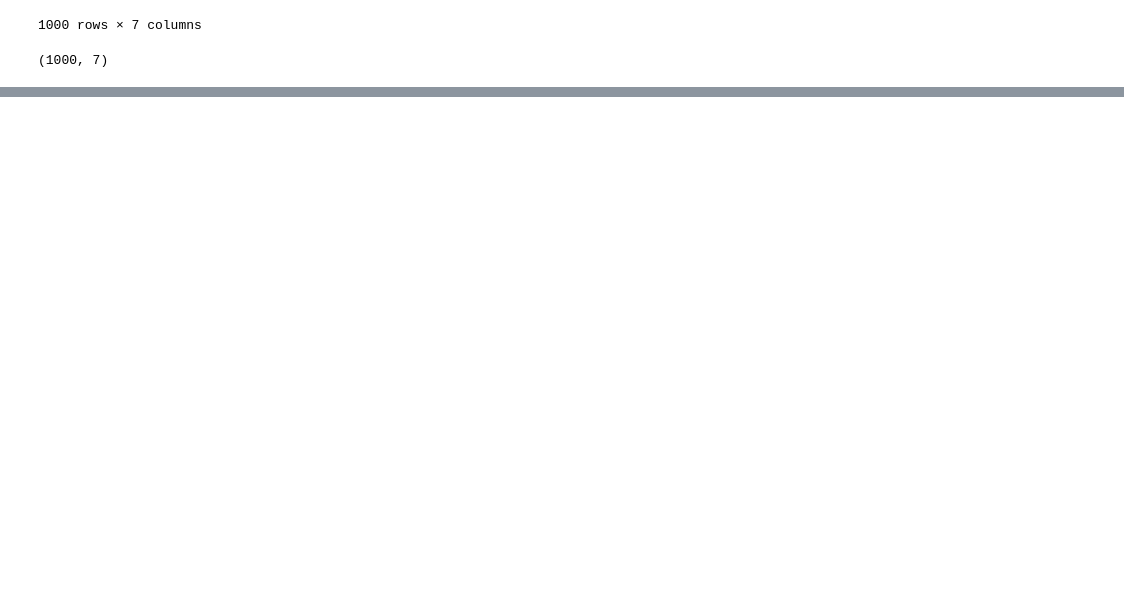
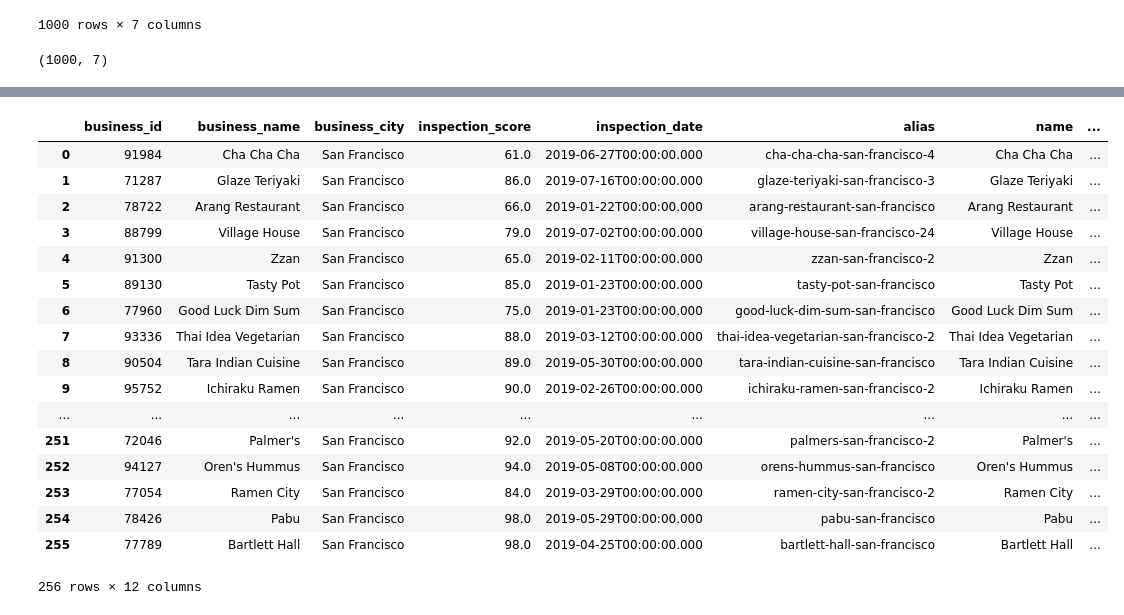
Before and after one commit to gfullsack/SF-Restaurant-Yelp-and-Health-Score, a Jupyter notebook: Database.ipynb, the cells around one changed output, grey strips where cells are left out. Cells and saved outputs as stored; diff of their text form; code cells hidden in the pictures; blank space fills up the shorter version.

```diff
--- a/Database.ipynb
+++ b/Database.ipynb
@@ -119,4 +119,4 @@ Yelp_SF_Restaurant_data_df.shape
 # %% [output]
 (1000, 7)
 # %%
-Yelp_SF_Restaurant_data_df.drop_duplicates(subset= 'name', keep='first', inplace=False)
+Yelp_SF_Restaurant_data_df.drop_duplicates(subset= 'name', keep='first', inplace= True)
@@ -176,2 +162,23 @@ Yelp_data[['alias', 'name', 'categories', 'coordinates', 'price', 'rating', 'rev
 # %%
-merged_inner = pd.merge(left=Health_data,right=Yelp_data, left_on='business_name', right_on='name')
+merged_inner_df = pd.merge(left=Health_data,right=Yelp_data, left_on='business_name', right_on='name')
+# %%
+merged_inner_df
+# %% [output]
+|  | business_id | business_name | business_city | inspection_score | inspection_date | alias | name | ... |
+| 0 | 91984 | Cha Cha Cha | San Francisco | 61.0 | 2019-06-27T00:00:00.000 | cha-cha-cha-san-francisco-4 | Cha Cha Cha | ... |
+| 1 | 71287 | Glaze Teriyaki | San Francisco | 86.0 | 2019-07-16T00:00:00.000 | glaze-teriyaki-san-francisco-3 | Glaze Teriyaki | ... |
+| 2 | 78722 | Arang Restaurant | San Francisco | 66.0 | 2019-01-22T00:00:00.000 | arang-restaurant-san-francisco | Arang Restaurant | ... |
+| 3 | 88799 | Village House | San Francisco | 79.0 | 2019-07-02T00:00:00.000 | village-house-san-francisco-24 | Village House | ... |
+| 4 | 91300 | Zzan | San Francisco | 65.0 | 2019-02-11T00:00:00.000 | zzan-san-francisco-2 | Zzan | ... |
+| 5 | 89130 | Tasty Pot | San Francisco | 85.0 | 2019-01-23T00:00:00.000 | tasty-pot-san-francisco | Tasty Pot | ... |
+| 6 | 77960 | Good Luck Dim Sum | San Francisco | 75.0 | 2019-01-23T00:00:00.000 | good-luck-dim-sum-san-francisco | Good Luck Dim Sum | ... |
+| 7 | 93336 | Thai Idea Vegetarian | San Francisco | 88.0 | 2019-03-12T00:00:00.000 | thai-idea-vegetarian-san-francisco-2 | Thai Idea Vegetarian | ... |
+| 8 | 90504 | Tara Indian Cuisine | San Francisco | 89.0 | 2019-05-30T00:00:00.000 | tara-indian-cuisine-san-francisco | Tara Indian Cuisine | ... |
+| 9 | 95752 | Ichiraku Ramen | San Francisco | 90.0 | 2019-02-26T00:00:00.000 | ichiraku-ramen-san-francisco-2 | Ichiraku Ramen | ... |
+| ... | ... | ... | ... | ... | ... | ... | ... | ... |
+| 251 | 72046 | Palmer's | San Francisco | 92.0 | 2019-05-20T00:00:00.000 | palmers-san-francisco-2 | Palmer's | ... |
+| 252 | 94127 | Oren's Hummus | San Francisco | 94.0 | 2019-05-08T00:00:00.000 | orens-hummus-san-francisco | Oren's Hummus | ... |
+| 253 | 77054 | Ramen City | San Francisco | 84.0 | 2019-03-29T00:00:00.000 | ramen-city-san-francisco-2 | Ramen City | ... |
+| 254 | 78426 | Pabu | San Francisco | 98.0 | 2019-05-29T00:00:00.000 | pabu-san-francisco | Pabu | ... |
+| 255 | 77789 | Bartlett Hall | San Francisco | 98.0 | 2019-04-25T00:00:00.000 | bartlett-hall-san-francisco | Bartlett Hall | ... |
+256 rows × 12 columns
```
Also changed, not shown: parts of 8 cells of this notebook.
